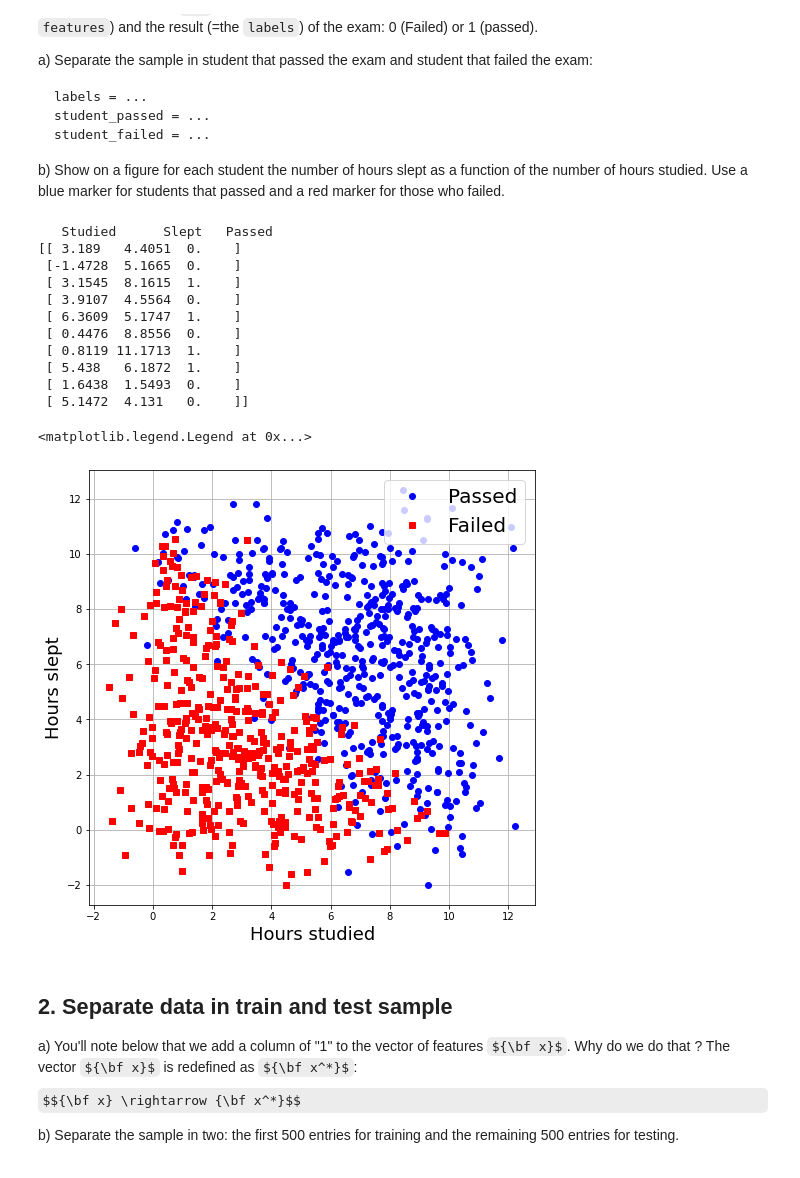
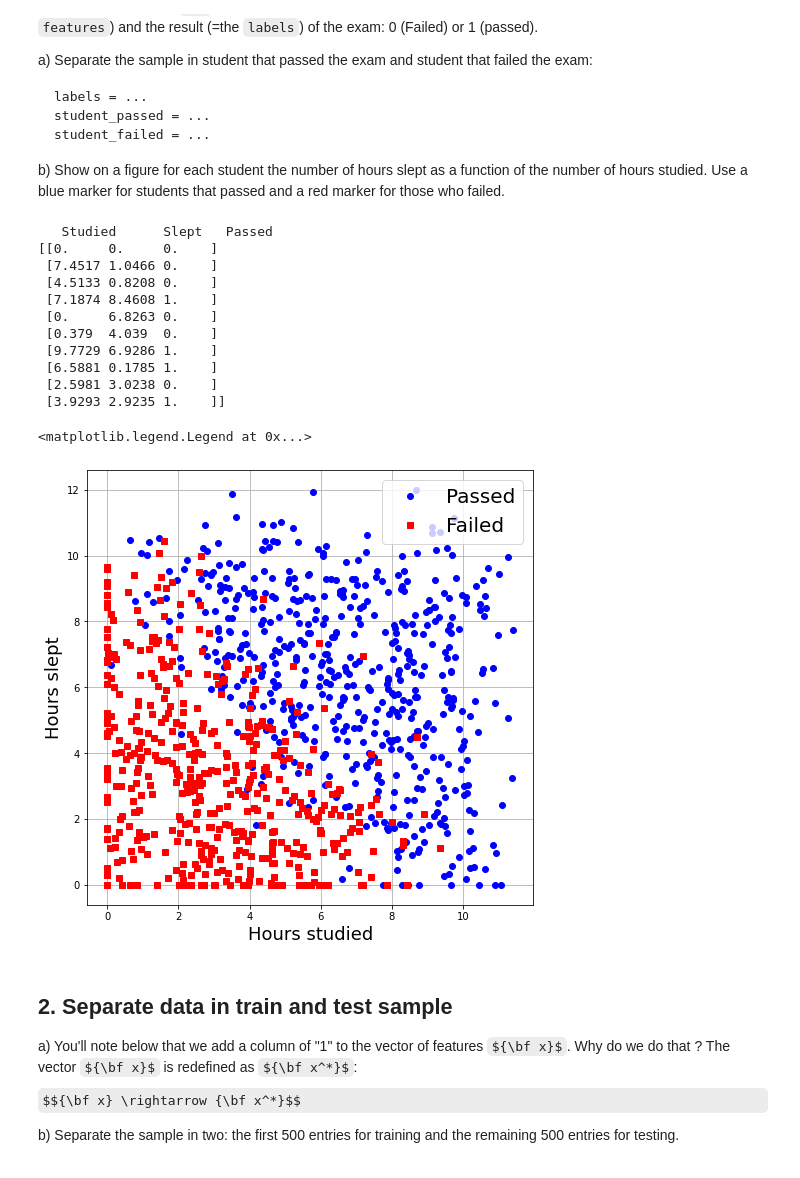
Before and after one commit to judonini/MLcourses, a Jupyter notebook: Solutions/2020/Logistic-regression.ipynb, the cells around one changed output. Drawn from its saved outputs; the diff is of its cells as text; code cells hidden in the pictures; some formulas as TeX source.

```diff
--- a/Solutions/2020/Logistic-regression.ipynb
+++ b/Solutions/2020/Logistic-regression.ipynb
@@ -35,41 +35,41 @@ b) Show on a figure for each student the number of hours slept as a function of
 # %%
 # Load and read file
 from numpy import genfromtxt
-my_data = genfromtxt('data/data_classification2.csv', delimiter=',')
+my_data = genfromtxt('data/data_student_exams.csv', delimiter=',')
 print('%10s %10s %8s'% ('Studied', 'Slept', 'Passed'))
 
 # Print first 10 entries
 print(my_data[:10,:])
 
 # Get data labels
 labels=my_data[:,2]
 
 # Separate sample in students that pass and that fail
 student_passed = my_data[labels>0]
 student_failed = my_data[labels<1]
 
 # Show data
 fig, axes = plt.subplots(figsize=(8,8))
 axes.plot(student_passed[:,0],student_passed[:,1],'bo',lw=1,label='Passed')
 axes.plot(student_failed[:,0],student_failed[:,1],'rs',lw=1,label='Failed')
 axes.set_xlabel('Hours studied',fontsize=18)
 axes.set_ylabel('Hours slept',fontsize=18)
 axes.grid()
 plt.legend(loc='upper right',fontsize=20)
 # %% [output]
    Studied      Slept   Passed
-[[ 3.189   4.4051  0.    ]
- [-1.4728  5.1665  0.    ]
- [ 3.1545  8.1615  1.    ]
- [ 3.9107  4.5564  0.    ]
- [ 6.3609  5.1747  1.    ]
- [ 0.4476  8.8556  0.    ]
- [ 0.8119 11.1713  1.    ]
- [ 5.438   6.1872  1.    ]
- [ 1.6438  1.5493  0.    ]
- [ 5.1472  4.131   0.    ]]
+[[0.     0.     0.    ]
+ [7.4517 1.0466 0.    ]
+ [4.5133 0.8208 0.    ]
+ [7.1874 8.4608 1.    ]
+ [0.     6.8263 0.    ]
+ [0.379  4.039  0.    ]
+ [9.7729 6.9286 1.    ]
+ [6.5881 0.1785 1.    ]
+ [2.5981 3.0238 0.    ]
+ [3.9293 2.9235 1.    ]]
 <matplotlib.legend.Legend at 0x...>
-[figure, old version]
+[figure, new version]
 # %% [markdown]
 ## 2. Separate data in train and test sample
 
```
Also changed, not shown: parts of 9 cells of this notebook, 6 other files.
